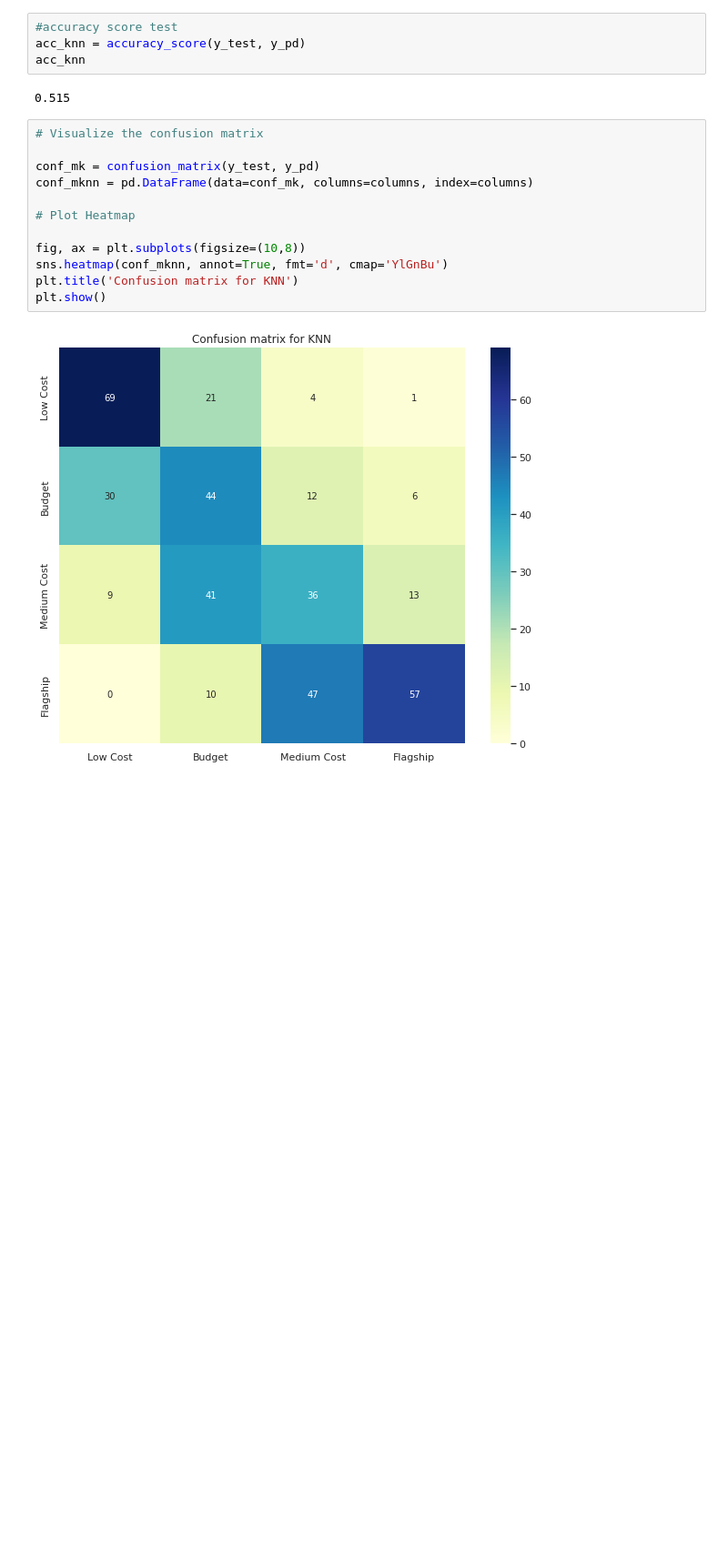
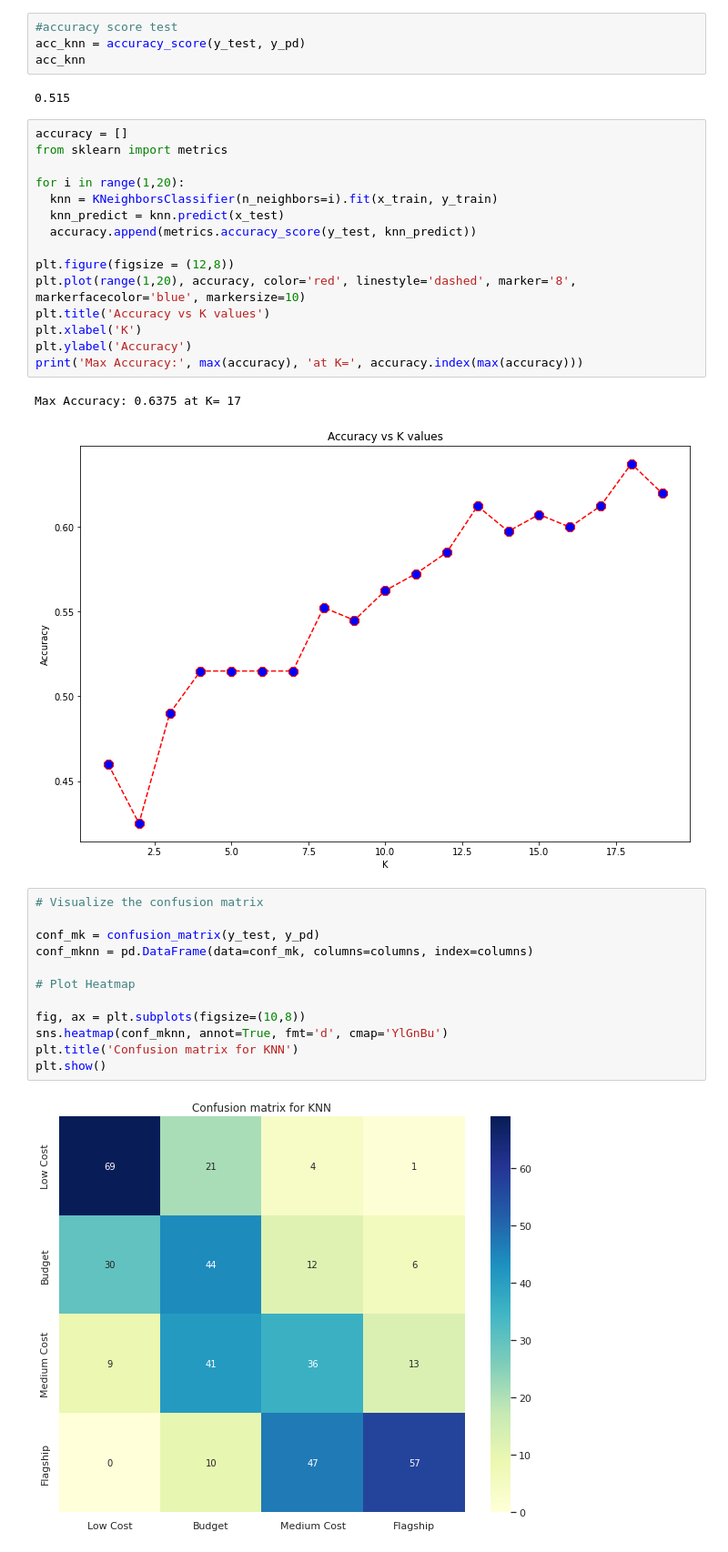
Before and after one commit to pratikjori20/Mobile-Price-Range-Prediction-ML-Class, a Jupyter notebook: Individual_capstone_3.ipynb, the cells around one changed output. Shown at 91% size. Cells and saved outputs as stored; diff of their text form; blank space fills up the shorter version.

```diff
--- a/Individual_capstone_3.ipynb
+++ b/Individual_capstone_3.ipynb
@@ -955,6 +955,24 @@ acc_knn = accuracy_score(y_test, y_pd)
 acc_knn
 # %% [output]
 0.515
+# %%
+accuracy = []
+from sklearn import metrics
+
+for i in range(1,20):
+  knn = KNeighborsClassifier(n_neighbors=i).fit(x_train, y_train)
+  knn_predict = knn.predict(x_test)
+  accuracy.append(metrics.accuracy_score(y_test, knn_predict))
+
+plt.figure(figsize = (12,8))
+plt.plot(range(1,20), accuracy, color='red', linestyle='dashed', marker='8', markerfacecolor='blue', markersize=10)
+plt.title('Accuracy vs K values')
+plt.xlabel('K')
+plt.ylabel('Accuracy')
+print('Max Accuracy:', max(accuracy), 'at K=', accuracy.index(max(accuracy)))
+# %% [output]
+Max Accuracy: 0.6375 at K= 17
+[figure, added]
 # %%
 # Visualize the confusion matrix
 
```
Also changed, not shown: parts of 2 cells of this notebook.
